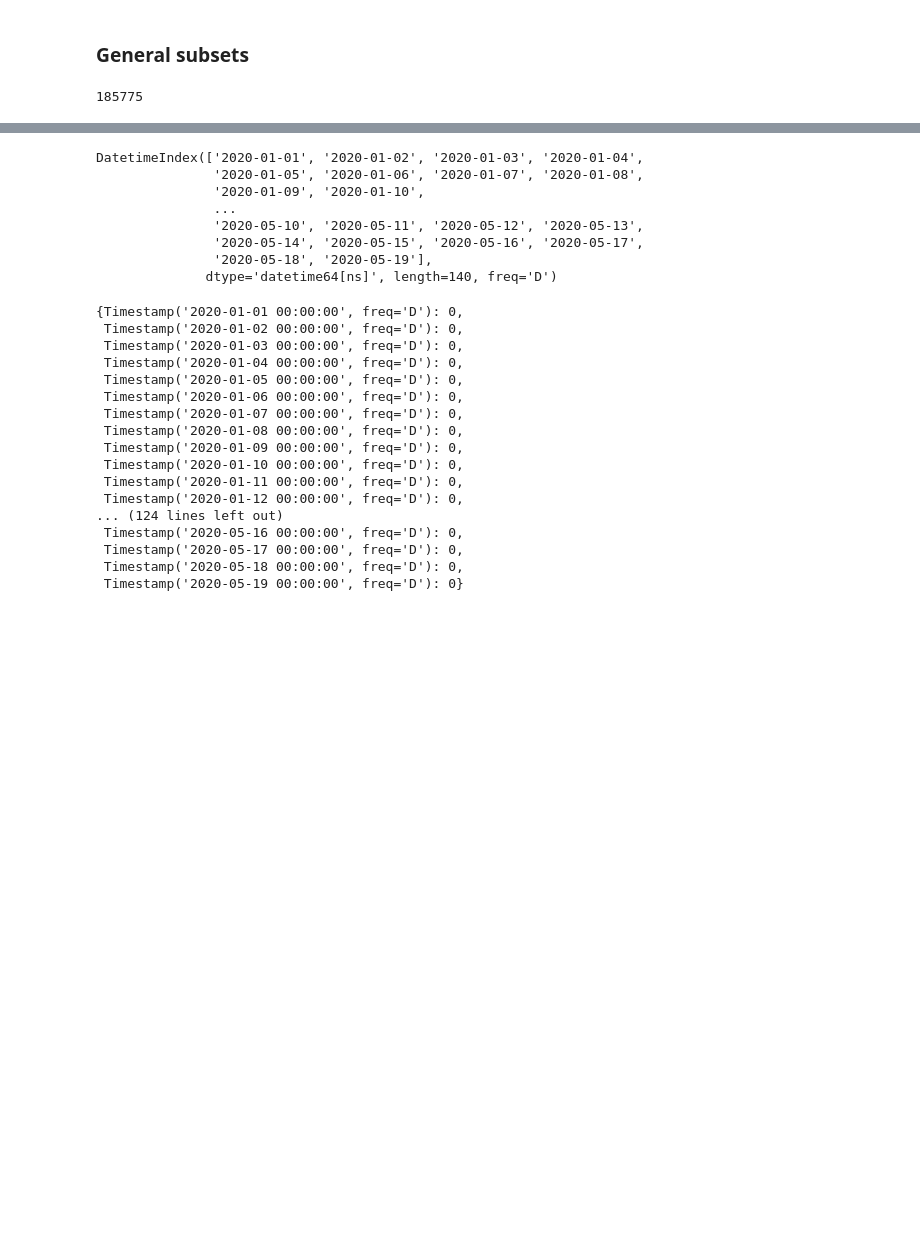
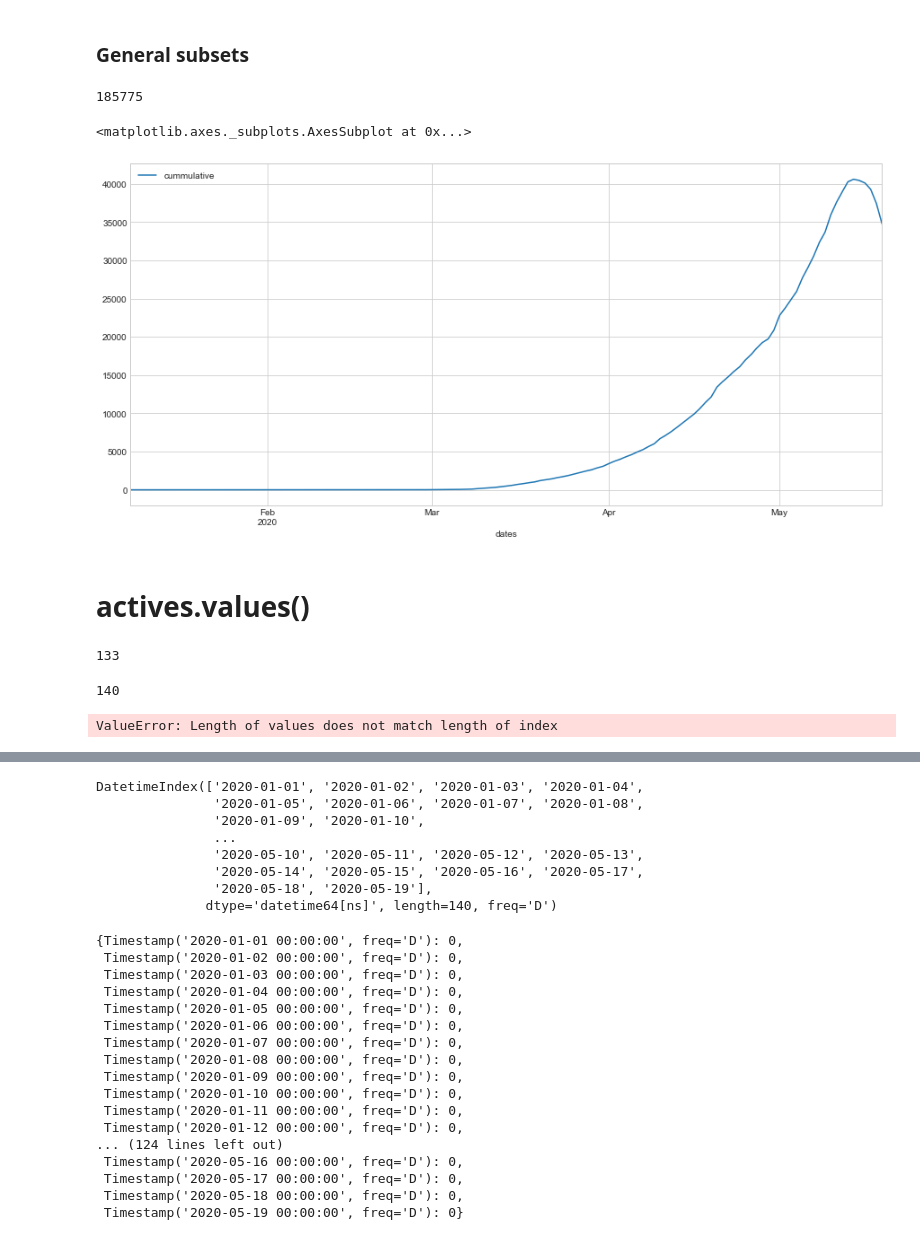
Before and after one commit to mesielepush/Covid19-Mexico-Data-Analysis-Jupyter-Notebook, a Jupyter notebook: MexicoCovidDescriptiveGeneral.ipynb, the cells around one changed output, grey strips where cells are left out. Drawn from its saved outputs; the diff is of its cells as text; code cells hidden in the pictures; blank space fills up the shorter version.

Commit message:
ready function for cummulative record of infected by state

```diff
--- a/MexicoCovidDescriptiveGeneral.ipynb
+++ b/MexicoCovidDescriptiveGeneral.ipynb
@@ -388,3 +391,64 @@ actives = get_active_database(patient_data,state ='ESTADOS UNIDOS MEXICANOS',win
 185775
 # %%
 from data_helpers import inverse_dict_for_name_states
+# %%
+def get_cummulative_actives(raw_data,state,window):
+    try:
+        state_code = inverse_dict_for_name_states[state]
+    except:
+        print('ERROR, the state name is not in the database please check again')
+        print('List of state names available: ')
+        print('###########')
+        print(inverse_dict_for_name_states.keys())
+        return
+    if state == 'ESTADOS UNIDOS MEXICANOS':
+        data = raw_data
+    else:
+        data = raw_data[raw_data['lives_at'] == state_code]
+
+    data = data[data['result']!=2]
+    dates = data['onset_symptoms']
+    dates = pd.to_datetime(dates)
+    data = data.drop('onset_symptoms',axis = 1)
+    data['onset_symptoms'] = dates
+
+    set_dates = set(dates)
+    timeline= pd.date_range(start=min(set_dates), end =data['Updated_at'][0])
+    result = {key:0 for key in timeline}
+
+    for day_active in data['onset_symptoms']:
+        for _ in range(14):
+            if day_active not in timeline:
+                continue
+            else:
+                result[day_active] +=1
+                day_active = day_active + timedelta(days=1)
+
+    new_data = pd.DataFrame()
+    new_data['cummulative']=result.values()
+    new_data['dates'] = result.keys()
+    new_data = new_data.set_index('dates',drop=True)
+
+    return new_data
+# %%
+actives = get_cummulative_actives(patient_data,'ESTADOS UNIDOS MEXICANOS',14)
+# %%
+actives.plot()
+# %% [output]
+<matplotlib.axes._subplots.AxesSubplot at 0x...>
+[figure, added]
+# %% [markdown]
+# actives.values()
+# %%
+len(ew)
+# %% [output]
+133
+# %%
+len(timeline)
+# %% [output]
+140
+# %%
+ew = pd.DataFrame()
+ew['cummulative']=actives.values()
+# %% [output]
+ValueError: Length of values does not match length of index
```
Also changed, not shown: parts of 5 cells of this notebook, 1 other file.
